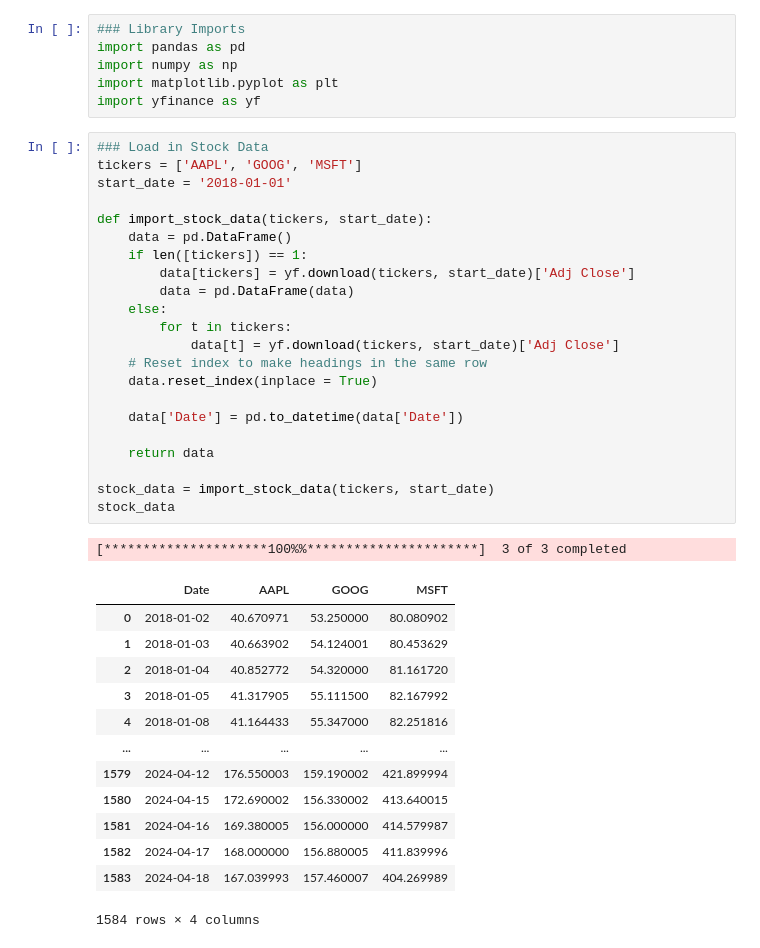
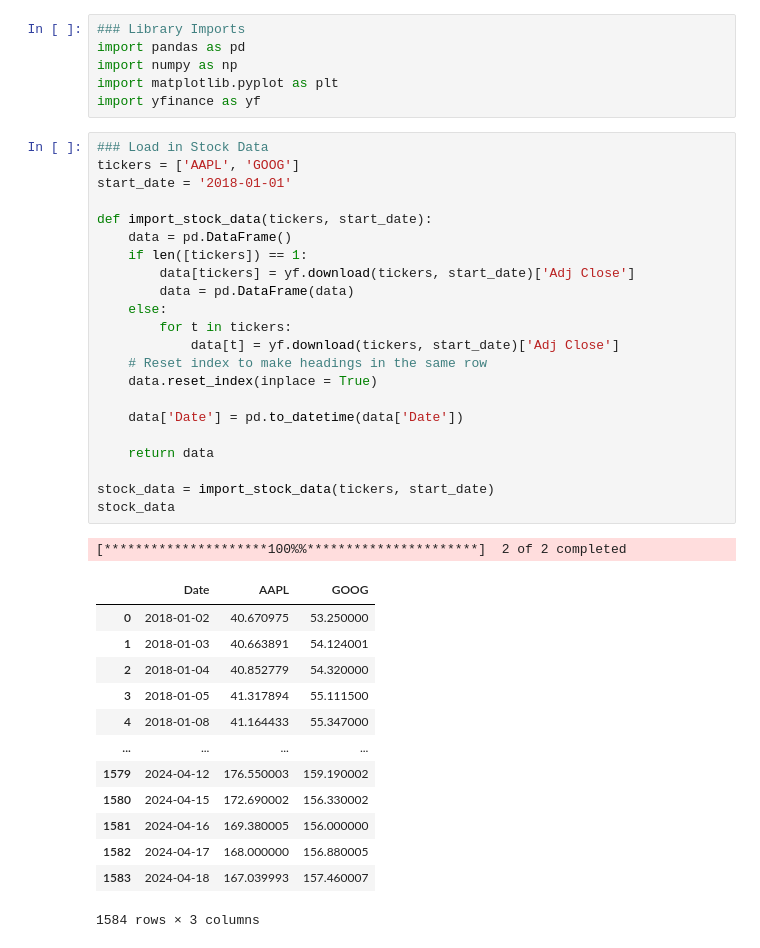
Before and after one commit to mburley127/TradingIndicators, a Jupyter notebook: Indicators/RSI.ipynb, the cells around one changed output. Cells and saved outputs as stored; diff of their text form.

```diff
--- a/Indicators/RSI.ipynb
+++ b/Indicators/RSI.ipynb
@@ -6,41 +6,41 @@ import matplotlib.pyplot as plt
 import yfinance as yf
 # %%
 ### Load in Stock Data
-tickers = ['AAPL', 'GOOG', 'MSFT']
+tickers = ['AAPL', 'GOOG']
 start_date = '2018-01-01'
 
 def import_stock_data(tickers, start_date):
     data = pd.DataFrame()
     if len([tickers]) == 1:
         data[tickers] = yf.download(tickers, start_date)['Adj Close']
         data = pd.DataFrame(data)
     else:
         for t in tickers:
             data[t] = yf.download(tickers, start_date)['Adj Close']
     # Reset index to make headings in the same row
     data.reset_index(inplace = True)
 
     data['Date'] = pd.to_datetime(data['Date'])
 
     return data
 
 stock_data = import_stock_data(tickers, start_date)
 stock_data
 # %% [output]
-[*********************100%%**********************]  3 of 3 completed
+[*********************100%%**********************]  2 of 2 completed
-|  | Date | AAPL | GOOG | MSFT |
-| 0 | 2018-01-02 | 40.670971 | 53.250000 | 80.080902 |
-| 1 | 2018-01-03 | 40.663902 | 54.124001 | 80.453629 |
-| 2 | 2018-01-04 | 40.852772 | 54.320000 | 81.161720 |
-| 3 | 2018-01-05 | 41.317905 | 55.111500 | 82.167992 |
-| 4 | 2018-01-08 | 41.164433 | 55.347000 | 82.251816 |
-| ... | ... | ... | ... | ... |
-| 1579 | 2024-04-12 | 176.550003 | 159.190002 | 421.899994 |
-| 1580 | 2024-04-15 | 172.690002 | 156.330002 | 413.640015 |
-| 1581 | 2024-04-16 | 169.380005 | 156.000000 | 414.579987 |
-| 1582 | 2024-04-17 | 168.000000 | 156.880005 | 411.839996 |
-| 1583 | 2024-04-18 | 167.039993 | 157.460007 | 404.269989 |
+|  | Date | AAPL | GOOG |
+| 0 | 2018-01-02 | 40.670975 | 53.250000 |
+| 1 | 2018-01-03 | 40.663891 | 54.124001 |
+| 2 | 2018-01-04 | 40.852779 | 54.320000 |
+| 3 | 2018-01-05 | 41.317894 | 55.111500 |
+| 4 | 2018-01-08 | 41.164433 | 55.347000 |
+| ... | ... | ... | ... |
+| 1579 | 2024-04-12 | 176.550003 | 159.190002 |
+| 1580 | 2024-04-15 | 172.690002 | 156.330002 |
+| 1581 | 2024-04-16 | 169.380005 | 156.000000 |
+| 1582 | 2024-04-17 | 168.000000 | 156.880005 |
+| 1583 | 2024-04-18 | 167.039993 | 157.460007 |
-1584 rows × 4 columns
+1584 rows × 3 columns
 # %%
 ### Compute RSI for Multiple Tickers
 def calculate_rsi(data, periods, tickers):
```
Also changed, not shown: parts of 2 cells of this notebook.
